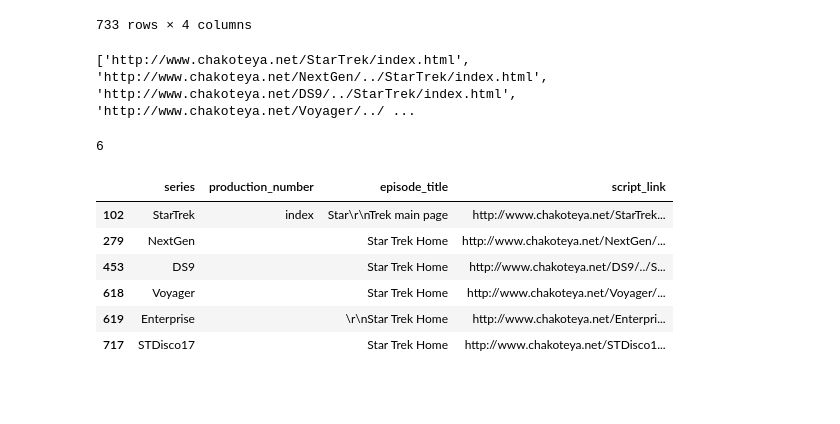
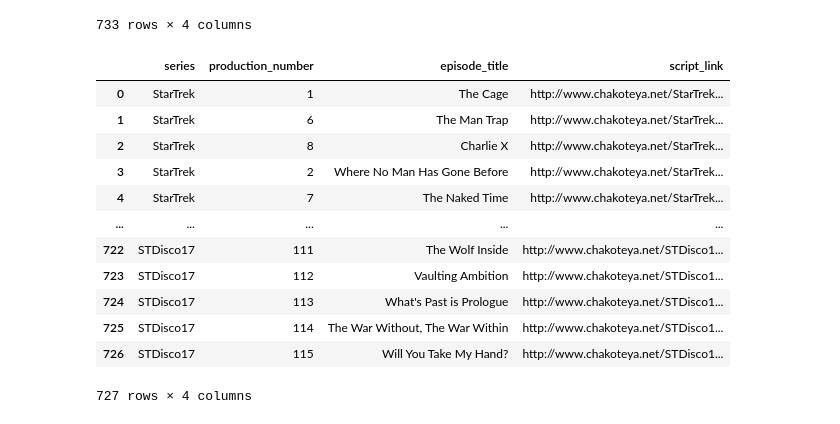
Before and after one commit to mediasittich/bayesian_topic_modeling_lda, a Jupyter notebook: notebooks/Getting the Data.ipynb, the cells around one changed output. Saved outputs shown, nothing was run; the diff lists cells and outputs as text; code cells hidden in the pictures; blank space fills up the shorter version.

```diff
--- a/notebooks/Getting the Data.ipynb
+++ b/notebooks/Getting the Data.ipynb
@@ -642,21 +640,30 @@ links_list = episodes_df['script_link'].unique().tolist()
 # %%
+# list links to all episodes
+links_list = episodes_df['script_link'].unique().tolist()
+
 # search for links that lead to main page
 r = re.compile(".*index.htm*")
-links_to_remove = list(filter(r.match, links_list)) # Read Note
-print(links_to_remove)
+links_to_remove = list(filter(r.match, links_list))
+
+# Drop rows with those links
+episodes_df.drop(episodes_df.loc[episodes_df['script_link'].str.contains('|'.join(links_to_remove))].index,\
+                 inplace=True)
+
+# Reset index
+episodes_df.reset_index(inplace=True, drop=True)
-# %% [output]
-['http://www.chakoteya.net/StarTrek/index.html', 'http://www.chakoteya.net/NextGen/../StarTrek/index.html', 'http://www.chakoteya.net/DS9/../StarTrek/index.html', 'http://www.chakoteya.net/Voyager/../ ...
-# %%
-len(links_to_remove)
-# %% [output]
-6
-# %%
-episodes_df.loc[episodes_df['script_link'].str.contains('|'.join(links_to_remove))]
-# %% [output]
-|  | series | production_number | episode_title | script_link |
-| 102 | StarTrek | index | Star\r\nTrek main page | http://www.chakoteya.net/StarTrek... |
-| 279 | NextGen |  | Star Trek Home | http://www.chakoteya.net/NextGen/... |
-| 453 | DS9 |  | Star Trek Home | http://www.chakoteya.net/DS9/../S... |
-| 618 | Voyager |  | Star Trek Home | http://www.chakoteya.net/Voyager/... |
-| 619 | Enterprise |  | \r\nStar Trek Home | http://www.chakoteya.net/Enterpri... |
-| 717 | STDisco17 |  | Star Trek Home | http://www.chakoteya.net/STDisco1... |
+# %%
+episodes_df
+# %% [output]
+|  | series | production_number | episode_title | script_link |
+| 0 | StarTrek | 1 | The Cage | http://www.chakoteya.net/StarTrek... |
+| 1 | StarTrek | 6 | The Man Trap | http://www.chakoteya.net/StarTrek... |
+| 2 | StarTrek | 8 | Charlie X | http://www.chakoteya.net/StarTrek... |
+| 3 | StarTrek | 2 | Where No Man Has Gone Before | http://www.chakoteya.net/StarTrek... |
+| 4 | StarTrek | 7 | The Naked Time | http://www.chakoteya.net/StarTrek... |
+| ... | ... | ... | ... | ... |
+| 722 | STDisco17 | 111 | The Wolf Inside | http://www.chakoteya.net/STDisco1... |
+| 723 | STDisco17 | 112 | Vaulting Ambition | http://www.chakoteya.net/STDisco1... |
+| 724 | STDisco17 | 113 | What's Past is Prologue | http://www.chakoteya.net/STDisco1... |
+| 725 | STDisco17 | 114 | The War Without, The War Within | http://www.chakoteya.net/STDisco1... |
+| 726 | STDisco17 | 115 | Will You Take My Hand? | http://www.chakoteya.net/STDisco1... |
+727 rows × 4 columns
```
Also changed, not shown: parts of 4 cells of this notebook.
